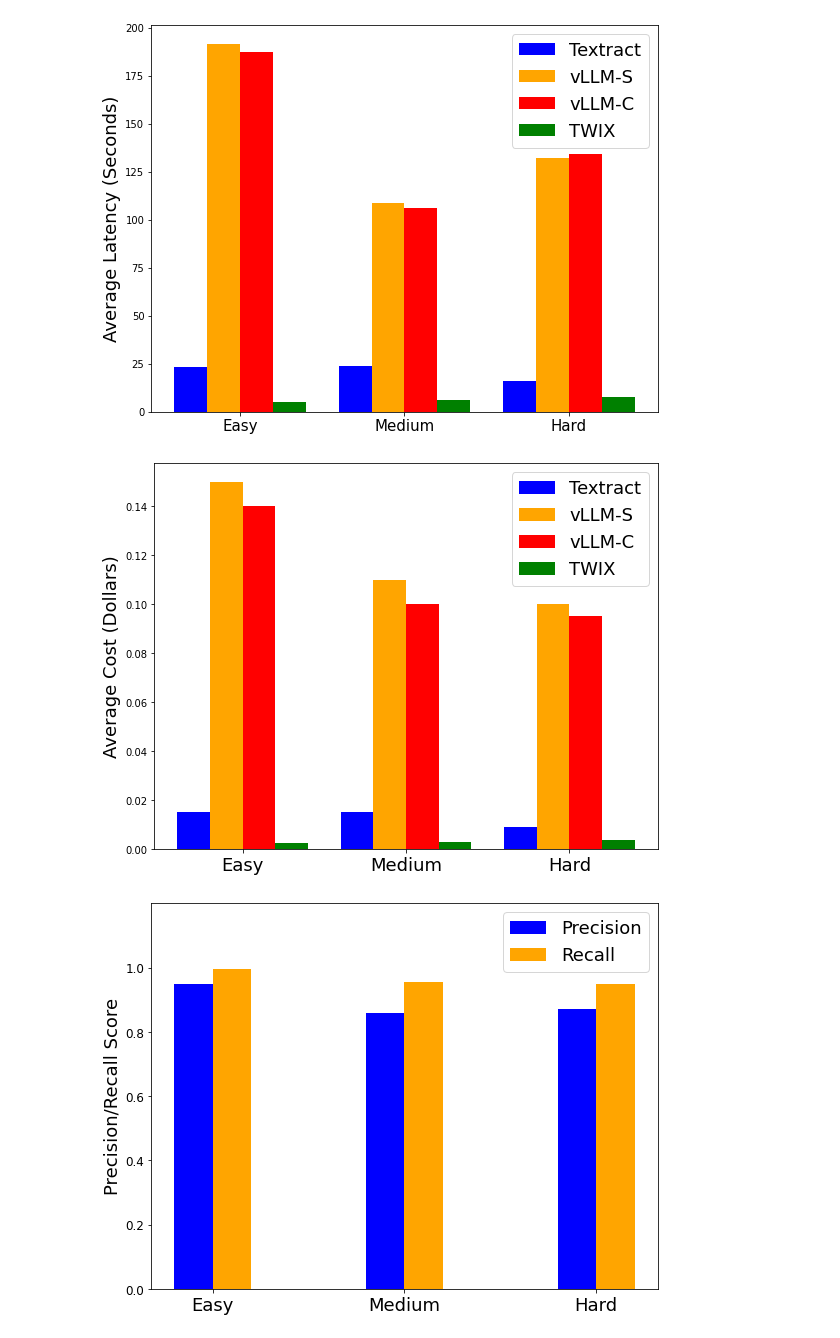
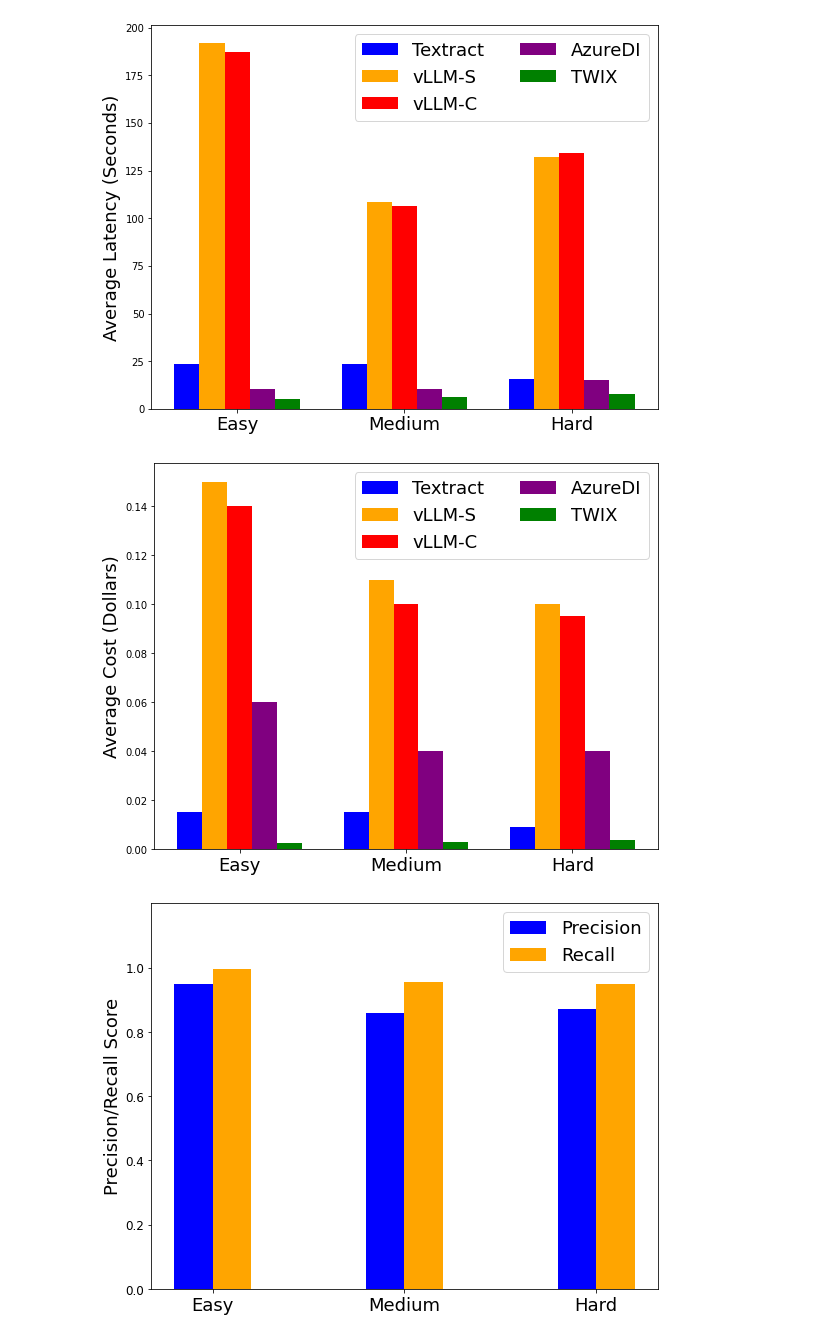
Before and after one commit to yiminl18/DOC-TRIX, a Jupyter notebook: utils/helper.ipynb, the cells around one changed output. Saved outputs shown, nothing was run; the diff lists cells and outputs as text; code cells hidden in the pictures.

Commit message:
eval azureDI

```diff
--- a/utils/helper.ipynb
+++ b/utils/helper.ipynb
@@ -237,20 +195,20 @@ import numpy as np
 
 # Data for the bar plot
 time = np.array([
-    [23.3, 191.8, 187.5, 5.1],
-    [23.6, 108.7, 106.4, 6.23],
-    [15.9, 132.1, 134.4, 7.7]
+    [23.3, 191.8, 187.5, 10.5, 5.1],
+    [23.6, 108.7, 106.4, 10.4, 6.23],
+    [15.9, 132.1, 134.4, 15, 7.7]
 ])
 
 # Categories and labels
 categories = ['Easy', 'Medium', 'Hard']
-bar_labels = ['Textract', 'vLLM-S', 'vLLM-C', 'TWIX']
+bar_labels = ['Textract', 'vLLM-S', 'vLLM-C', 'AzureDI', 'TWIX']
 
 # Create the bar plot
 x = np.arange(len(categories))  # the label locations
-bar_width = 0.2  # Width of each bar
+bar_width = 0.15  # Width of each bar
 fig, ax = plt.subplots(figsize=(8, 6))
-colors = ['blue', 'orange', 'red', 'green']
+colors = ['blue', 'orange', 'red', 'purple', 'green']
 # Plot each group of bars
 for i in range(time.shape[1]):
     ax.bar(x + i * bar_width, time[:, i], bar_width, label=bar_labels[i], color=colors[i])
@@ -260,7 +218,7 @@ for i in range(time.shape[1]):
 ax.set_xticks(x + bar_width * (time.shape[1] - 1) / 2)
 ax.set_xticklabels(categories, fontsize=18)
 ax.set_ylabel('Average Latency (Seconds)',fontsize=18)
-ax.legend(fontsize=18)
+ax.legend(ncol=2, loc='upper right', fontsize=18)
 
 # Adjust font size for axes
 #ax.tick_params(axis='both', which='major', labelsize=12)
@@ -270,7 +228,7 @@ plt.tight_layout()
 #plt.show()
 plt.savefig('/Users/yiminglin/Documents/research/Pdf_reverse/pics/latency.pdf', format='pdf',bbox_inches='tight', dpi=300)
 # %% [output]
-[figure, old version]
+[figure, new version]
 # %%
 import matplotlib.pyplot as plt
 import numpy as np
@@ -278,41 +236,41 @@ import numpy as np
 
 # Data for the bar plot
 time = np.array([
-    [0.015,0.15,0.14,0.0024],
-    [0.015,0.11,0.1,0.0028],
-    [0.009,0.1,0.095,0.0037]
+    [0.015,0.15,0.14,0.06,0.0024],
+    [0.015,0.11,0.1,0.04,0.0028],
+    [0.009,0.1,0.095,0.04,0.0037]
 ])
 
 
 # Categories and labels
 categories = ['Easy', 'Medium', 'Hard']
-bar_labels = ['Textract', 'vLLM-S', 'vLLM-C', 'TWIX']
+bar_labels = ['Textract', 'vLLM-S', 'vLLM-C', 'AzureDI', 'TWIX']
 
 # Create the bar plot
 x = np.arange(len(categories))  # the label locations
-bar_width = 0.2  # Width of each bar
+bar_width = 0.15  # Width of each bar
 fig, ax = plt.subplots(figsize=(8, 6))
-colors = ['blue', 'orange', 'red', 'green']
+colors = ['blue', 'orange', 'red', 'purple', 'green']
 # Plot each group of bars
 for i in range(time.shape[1]):
     ax.bar(x + i * bar_width, time[:, i], bar_width, label=bar_labels[i], color=colors[i])
 
 
 # Add labels, title, and custom x-axis tick labels
 ax.set_xticks(x + bar_width * (time.shape[1] - 1) / 2)
 ax.set_xticklabels(categories,fontsize = 18)
 ax.set_ylabel('Average Cost (Dollars)',fontsize=18)
-ax.legend(fontsize=18)
+ax.legend(ncol=2, loc='upper right', fontsize=18)
 
 # Adjust font size for axes
 #ax.tick_params(axis='both', which='major', labelsize=12)
 
 # Display the plot
 plt.tight_layout()
 #plt.show()
 plt.savefig('/Users/yiminglin/Documents/research/Pdf_reverse/pics/cost.pdf', format='pdf',bbox_inches='tight', dpi=300)
 # %% [output]
-[figure, old version]
+[figure, new version]
 # %%
 import matplotlib.pyplot as plt
 import numpy as np
```
Also changed, not shown: parts of 5 cells of this notebook, 2 other files.
